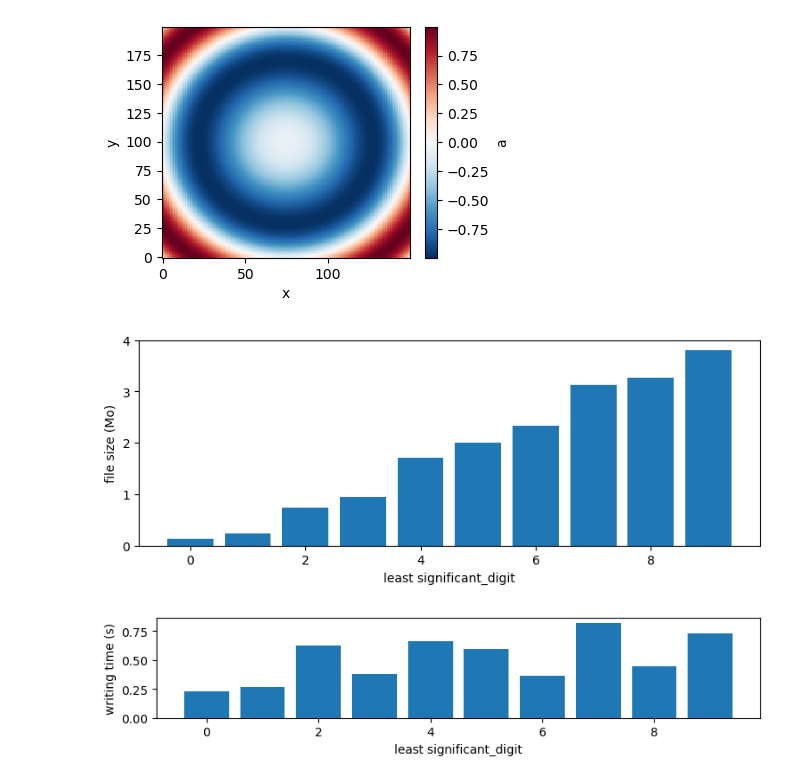
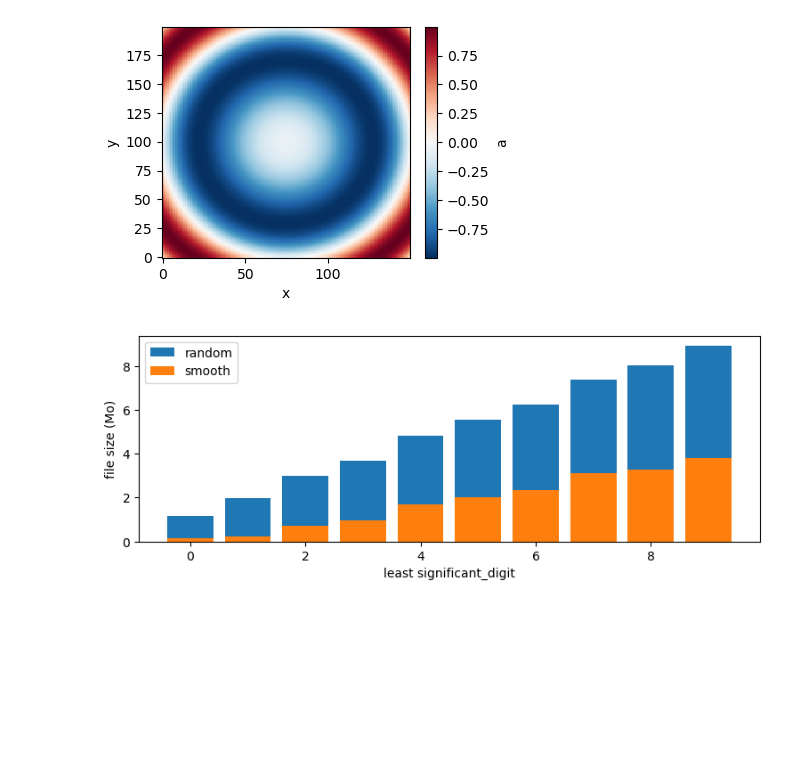
Before and after one commit to CyrilJl/Mathematical-Tours, a Jupyter notebook: GIS/NetCDF4 compression with xarray.ipynb, the cells around one changed output. Cells and saved outputs as stored; diff of their text form; code cells hidden in the pictures; blank space fills up the shorter version.

```diff
--- a/GIS/NetCDF4 compression with xarray.ipynb
+++ b/GIS/NetCDF4 compression with xarray.ipynb
@@ -86,15 +94,15 @@ Data variables:
 # %%
 ls = list(range(10))
-files_sizes, time_save = [], []
+files_sizes_1, time_save = [], []
 
 for ls_value in ls:
     encode_dataset(random_ds, least_significant_digit=ls_value)
     s, t = monitor_save_nc(random_ds)
-    files_sizes.append(s)
+    files_sizes_1.append(s)
     time_save.append(t)
 
 plt.figure(figsize=(9, 3))
-plt.bar(x=ls, height=files_sizes)
+plt.bar(x=ls, height=files_sizes_1)
 plt.xlabel('least significant_digit')
 plt.ylabel('file size (Mo)')
 plt.show()
@@ -169,25 +185,19 @@ smooth_ds['a'].isel(time=6).plot(figsize=(4, 3))
 [figure]
 # %%
 ls = list(range(10))
-files_sizes, time_save = [], []
+files_sizes_2 = []
 
 for ls_value in ls:
     encode_dataset(smooth_ds, least_significant_digit=ls_value)
-    s, t = monitor_save_nc(smooth_ds)
-    files_sizes.append(s)
-    time_save.append(t)
+    s, _ = monitor_save_nc(smooth_ds)
+    files_sizes_2.append(s)
 
 plt.figure(figsize=(9, 3))
-plt.bar(x=ls, height=files_sizes)
+plt.bar(x=ls, height=files_sizes_1, label='random')
+plt.bar(x=ls, height=files_sizes_2, label='smooth')
 plt.xlabel('least significant_digit')
 plt.ylabel('file size (Mo)')
+plt.legend()
 plt.show()
-
-plt.figure(figsize=(9, 1.5))
-plt.bar(x=ls, height=time_save)
-plt.xlabel('least significant_digit')
-plt.ylabel('writing time (s)')
-plt.show()
 # %% [output]
-[figure, old version]
+[figure, new version]
-[figure, removed]
```
Also changed, not shown: parts of 6 cells of this notebook.
